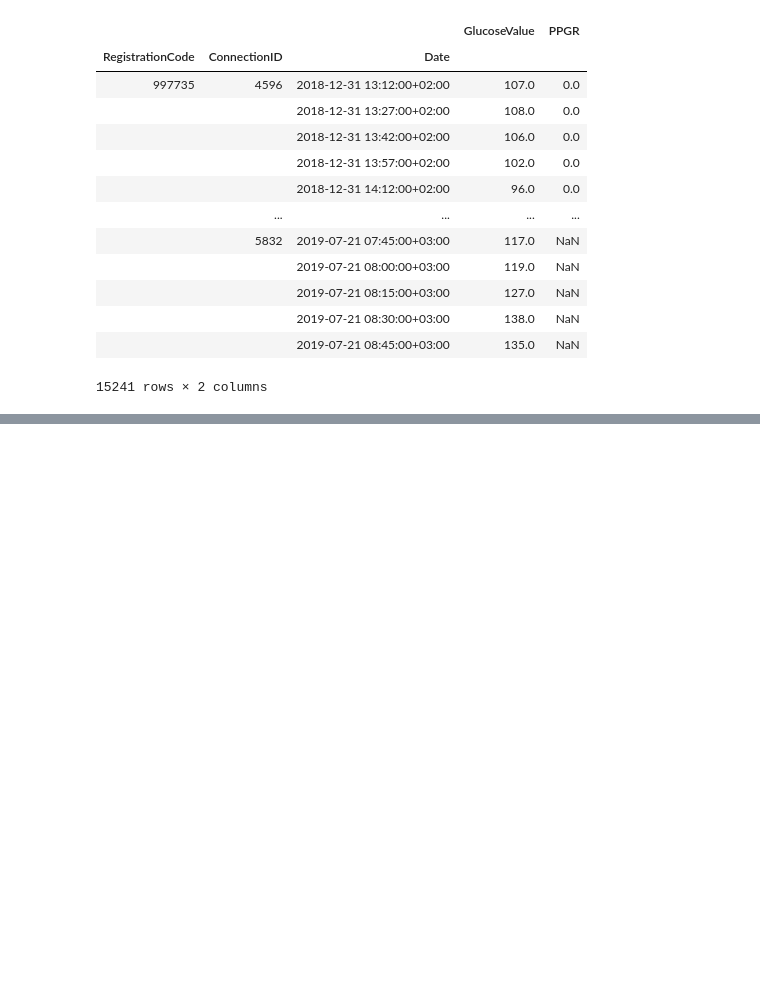
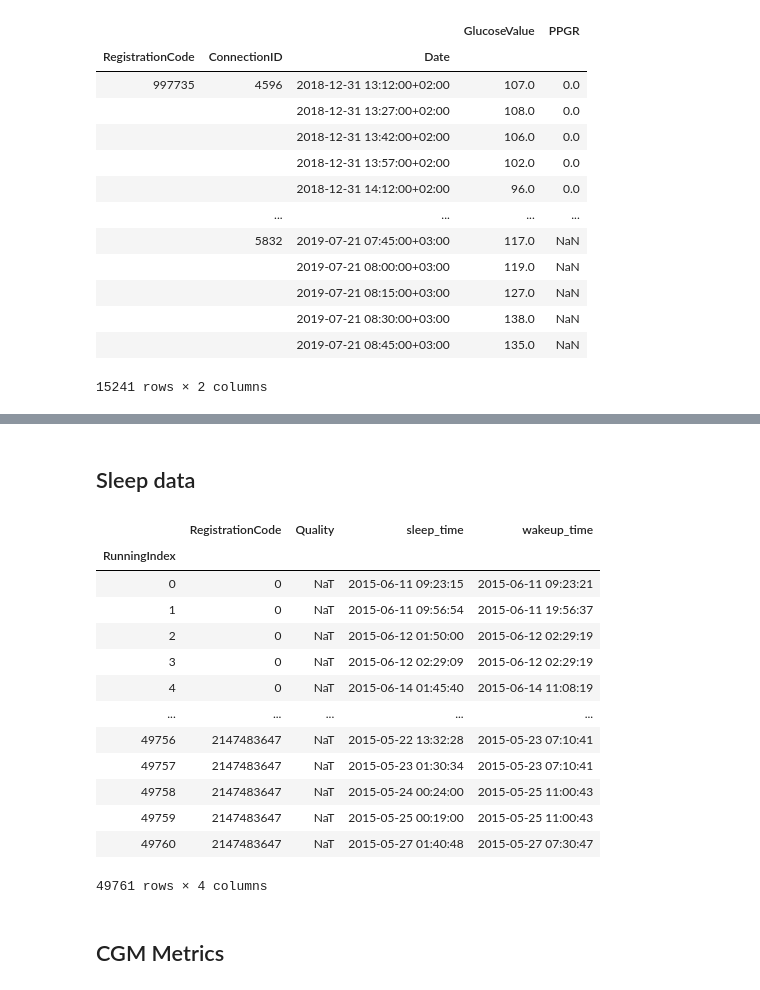
Before and after one commit to ElviraMingazova/MA_Thesis, a Jupyter notebook: Night glucose project.ipynb, the cells around one changed output, grey strips where cells are left out. Drawn from its saved outputs; the diff is of its cells as text; code cells hidden in the pictures; blank space fills up the shorter version.

```diff
--- a/Night glucose project.ipynb
+++ b/Night glucose project.ipynb
@@ -89,0 +90,2 @@ filter_by_time(cgm_df, '1:00', '10:00')
+# %% [markdown]
+## Sleep data
@@ -89,0 +94,2 @@ filter_by_time(cgm_df, '1:00', '10:00')
+# %%
+sleep_df.reset_index('RegistrationCode', inplace=True)
@@ -90,3 +98,22 @@ filter_by_time(cgm_df, '1:00', '10:00')
+# %%
+sleep_df
+# %% [output]
+|  | RegistrationCode | Quality | sleep_time | wakeup_time |
+| RunningIndex |  |  |  |  |
+| 0 | 0 | NaT | 2015-06-11 09:23:15 | 2015-06-11 09:23:21 |
+| 1 | 0 | NaT | 2015-06-11 09:56:54 | 2015-06-11 19:56:37 |
+| 2 | 0 | NaT | 2015-06-12 01:50:00 | 2015-06-12 02:29:19 |
+| 3 | 0 | NaT | 2015-06-12 02:29:09 | 2015-06-12 02:29:19 |
+| 4 | 0 | NaT | 2015-06-14 01:45:40 | 2015-06-14 11:08:19 |
+| ... | ... | ... | ... | ... |
+| 49756 | 2147483647 | NaT | 2015-05-22 13:32:28 | 2015-05-23 07:10:41 |
+| 49757 | 2147483647 | NaT | 2015-05-23 01:30:34 | 2015-05-23 07:10:41 |
+| 49758 | 2147483647 | NaT | 2015-05-24 00:24:00 | 2015-05-25 11:00:43 |
+| 49759 | 2147483647 | NaT | 2015-05-25 00:19:00 | 2015-05-25 11:00:43 |
+| 49760 | 2147483647 | NaT | 2015-05-27 01:40:48 | 2015-05-27 07:30:47 |
+49761 rows × 4 columns
+# %% [markdown]
+## CGM Metrics
 # %%
 cgm_df
 # %% [output]
```
Also changed, not shown: parts of 13 cells of this notebook, 1 other file.
